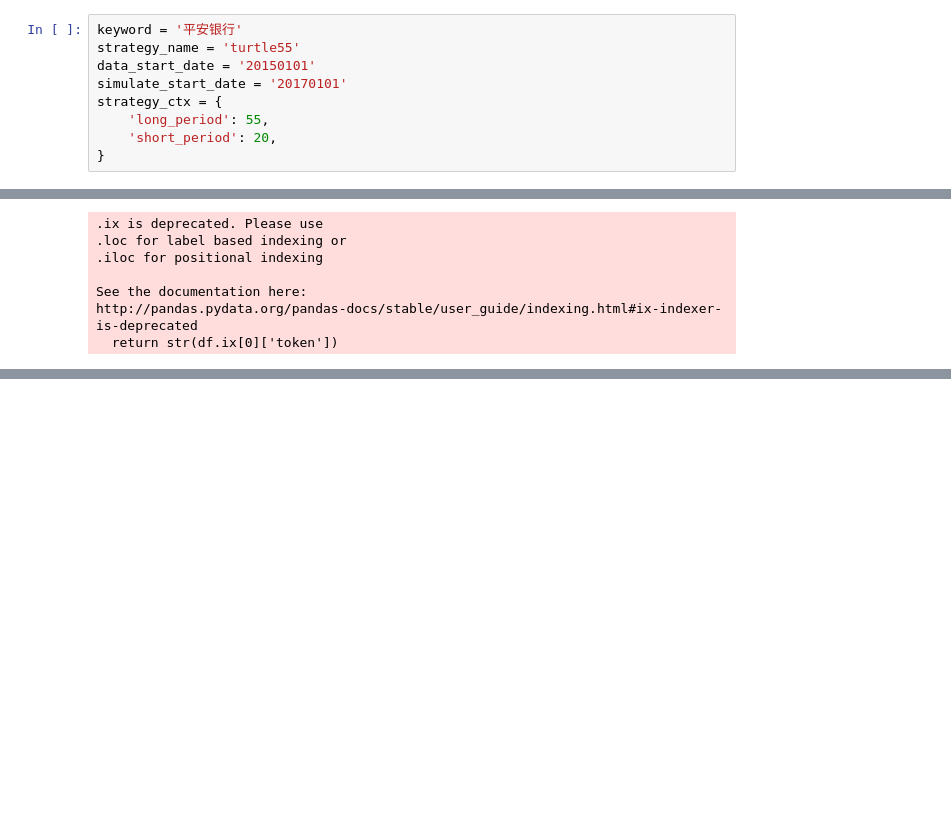
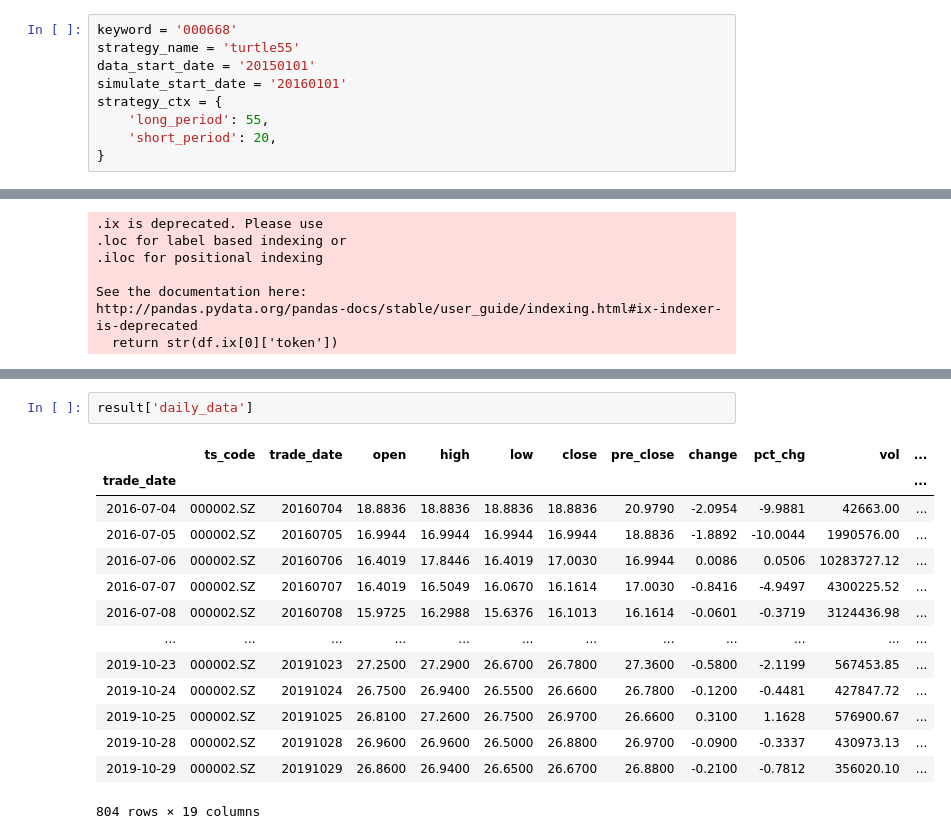
Before and after one commit to dcais/stock_notebook, a Jupyter notebook: notebook/海龟.ipynb, the cells around one changed output, grey strips where cells are left out. Drawn from its saved outputs; the diff is of its cells as text; blank space fills up the shorter version.

```diff
--- a/notebook/海龟.ipynb
+++ b/notebook/海龟.ipynb
@@ -22,10 +22,10 @@ See the documentation here:
 http://pandas.pydata.org/pandas-docs/stable/user_guide/indexing.html#ix-indexer-is-deprecated
   return str(df.ix[0]['token'])
 # %%
-keyword = '平安银行'
+keyword = '000668'
 strategy_name = 'turtle55'
 data_start_date = '20150101'
-simulate_start_date = '20170101'
+simulate_start_date = '20160101'
 strategy_ctx = {
     'long_period': 55,
     'short_period': 20,
@@ -55,0 +78,17 @@ result['trade_detail']
+# %%
+result['daily_data']
+# %% [output]
+|  | ts_code | trade_date | open | high | low | close | pre_close | change | pct_chg | vol | ... |
+| trade_date |  |  |  |  |  |  |  |  |  |  | ... |
+| 2016-07-04 | 000002.SZ | 20160704 | 18.8836 | 18.8836 | 18.8836 | 18.8836 | 20.9790 | -2.0954 | -9.9881 | 42663.00 | ... |
+| 2016-07-05 | 000002.SZ | 20160705 | 16.9944 | 16.9944 | 16.9944 | 16.9944 | 18.8836 | -1.8892 | -10.0044 | 1990576.00 | ... |
+| 2016-07-06 | 000002.SZ | 20160706 | 16.4019 | 17.8446 | 16.4019 | 17.0030 | 16.9944 | 0.0086 | 0.0506 | 10283727.12 | ... |
+| 2016-07-07 | 000002.SZ | 20160707 | 16.4019 | 16.5049 | 16.0670 | 16.1614 | 17.0030 | -0.8416 | -4.9497 | 4300225.52 | ... |
+| 2016-07-08 | 000002.SZ | 20160708 | 15.9725 | 16.2988 | 15.6376 | 16.1013 | 16.1614 | -0.0601 | -0.3719 | 3124436.98 | ... |
+| ... | ... | ... | ... | ... | ... | ... | ... | ... | ... | ... | ... |
+| 2019-10-23 | 000002.SZ | 20191023 | 27.2500 | 27.2900 | 26.6700 | 26.7800 | 27.3600 | -0.5800 | -2.1199 | 567453.85 | ... |
+| 2019-10-24 | 000002.SZ | 20191024 | 26.7500 | 26.9400 | 26.5500 | 26.6600 | 26.7800 | -0.1200 | -0.4481 | 427847.72 | ... |
+| 2019-10-25 | 000002.SZ | 20191025 | 26.8100 | 27.2600 | 26.7500 | 26.9700 | 26.6600 | 0.3100 | 1.1628 | 576900.67 | ... |
+| 2019-10-28 | 000002.SZ | 20191028 | 26.9600 | 26.9600 | 26.5000 | 26.8800 | 26.9700 | -0.0900 | -0.3337 | 430973.13 | ... |
+| 2019-10-29 | 000002.SZ | 20191029 | 26.8600 | 26.9400 | 26.6500 | 26.6700 | 26.8800 | -0.2100 | -0.7812 | 356020.10 | ... |
+804 rows × 19 columns
```
Also changed, not shown: parts of 3 cells of this notebook, 2 other files.
